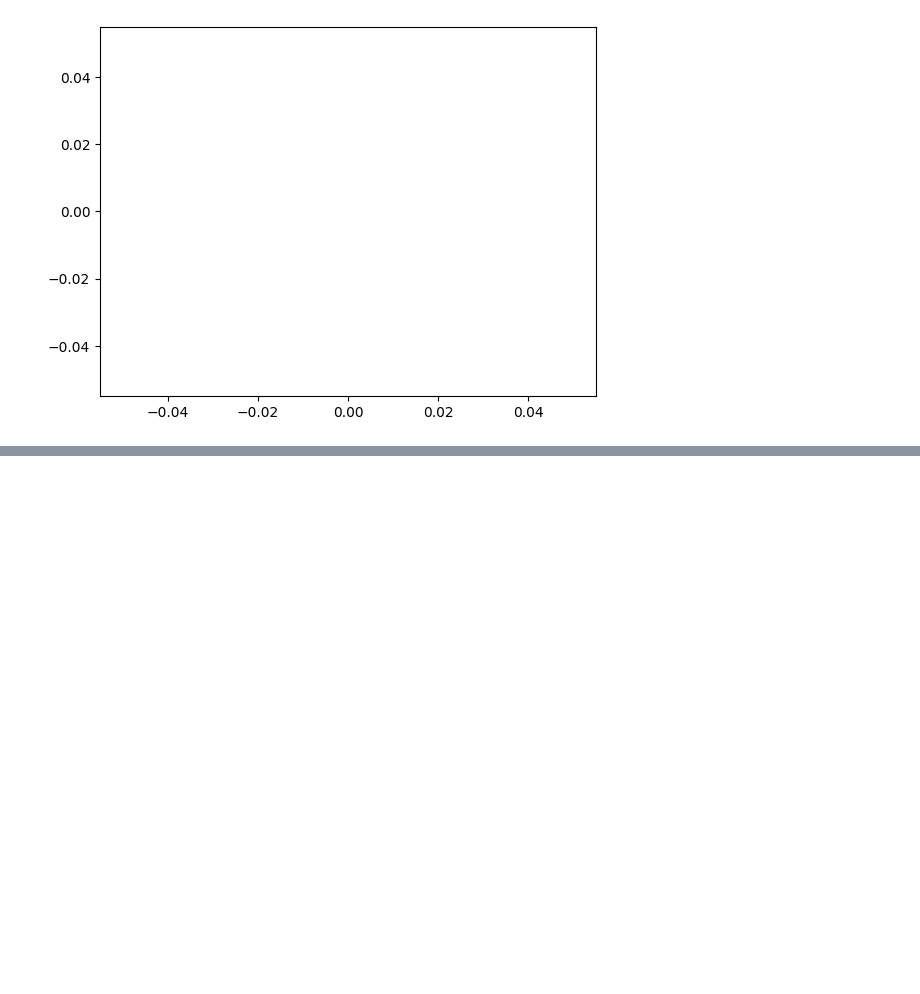
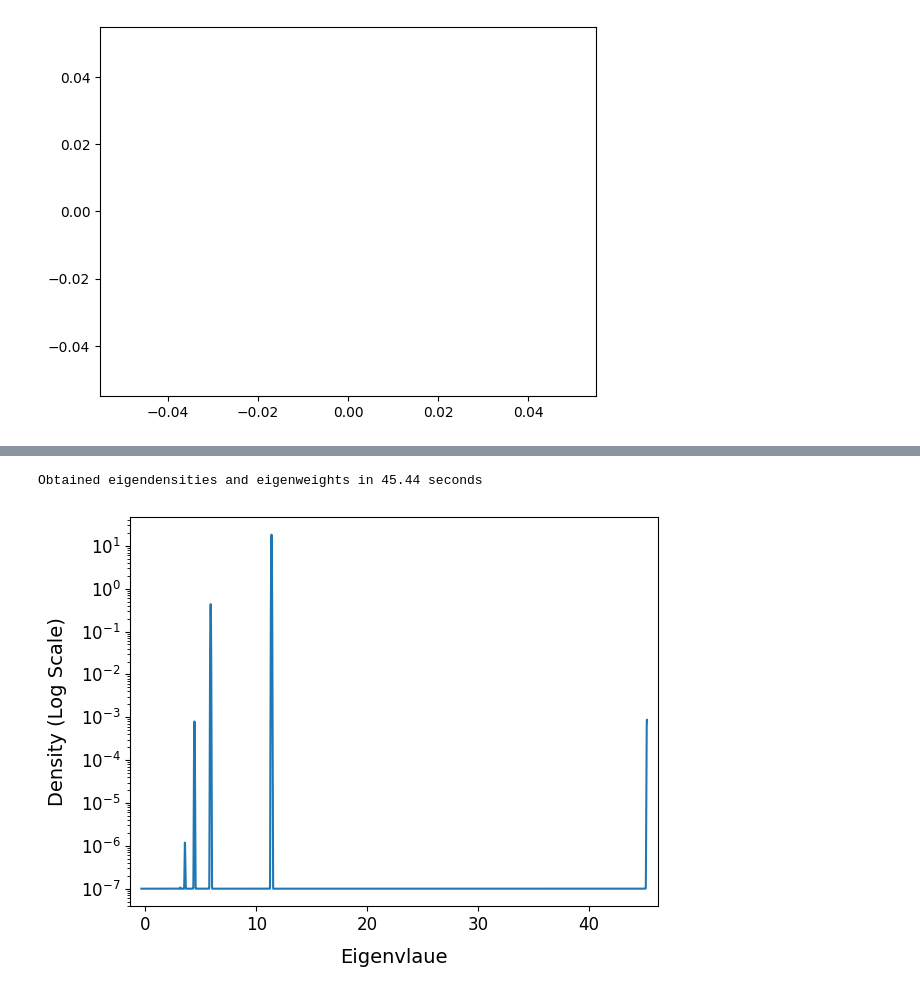
Before and after one commit to Aarsh-Wankar/DeepHessian, a Jupyter notebook: hessian_cnns.ipynb, the cells around one changed output, grey strips where cells are left out. Saved outputs shown, nothing was run; the diff lists cells and outputs as text; code cells hidden in the pictures; blank space fills up the shorter version.

```diff
--- a/hessian_cnns.ipynb
+++ b/hessian_cnns.ipynb
@@ -127,5 +188,5 @@ KeyboardInterrupt:
 # %%
-hessian_comp = hessian(model, criterion, data=(test_X, test_y), cuda=False)
+hessian_comp = hessian(model, criterion, data=(train_X, train_y), cuda=True)
 # %%
 trace = hessian_comp.trace()
 print("The trace of this model is: %.4f"%(np.mean(trace)))
@@ -140,2 +198,10 @@ get_esd_plot(density_eigen, density_weight)
+# %%
+t0 = time.time()
+density_eigen, density_weight = hessian_comp.density()
+print("Obtained eigendensities and eigenweights in %.2f seconds"%(time.time()-t0))
+get_esd_plot(density_eigen, density_weight)
+# %% [output]
+Obtained eigendensities and eigenweights in 45.44 seconds
+[figure, added]
 # %%
 # Save the model
```
Also changed, not shown: parts of 17 cells of this notebook, 2 other files.
